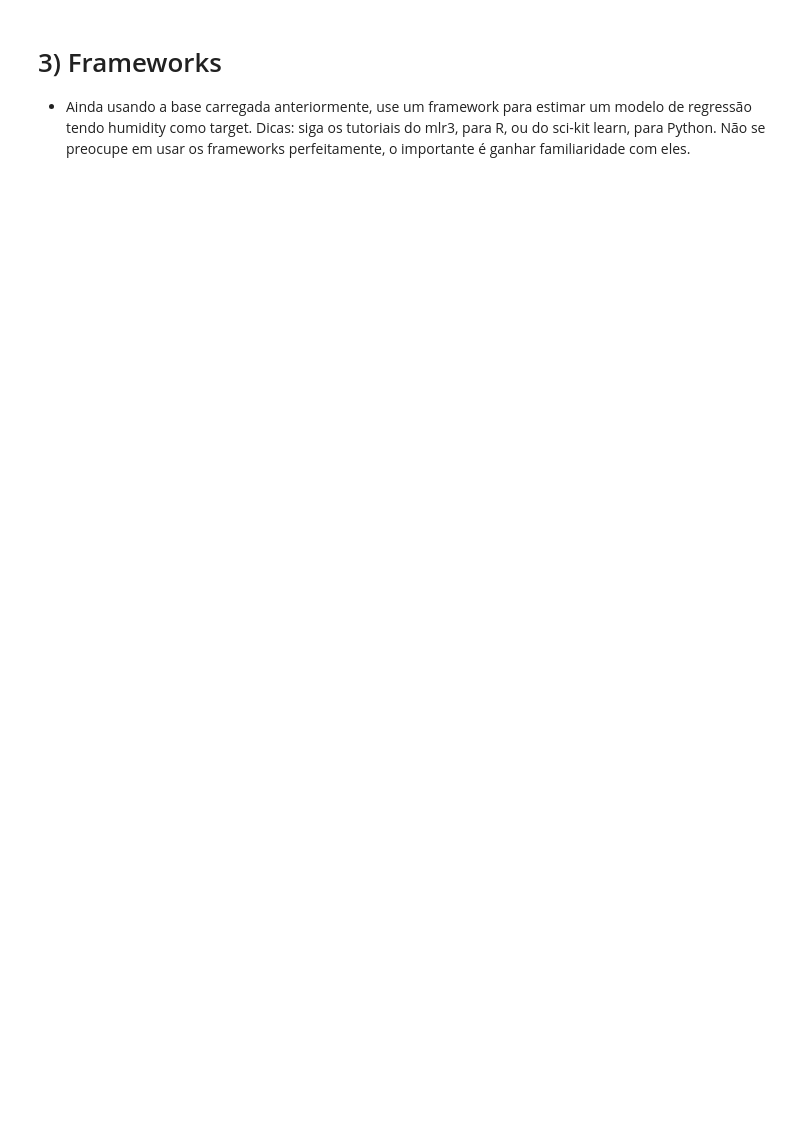
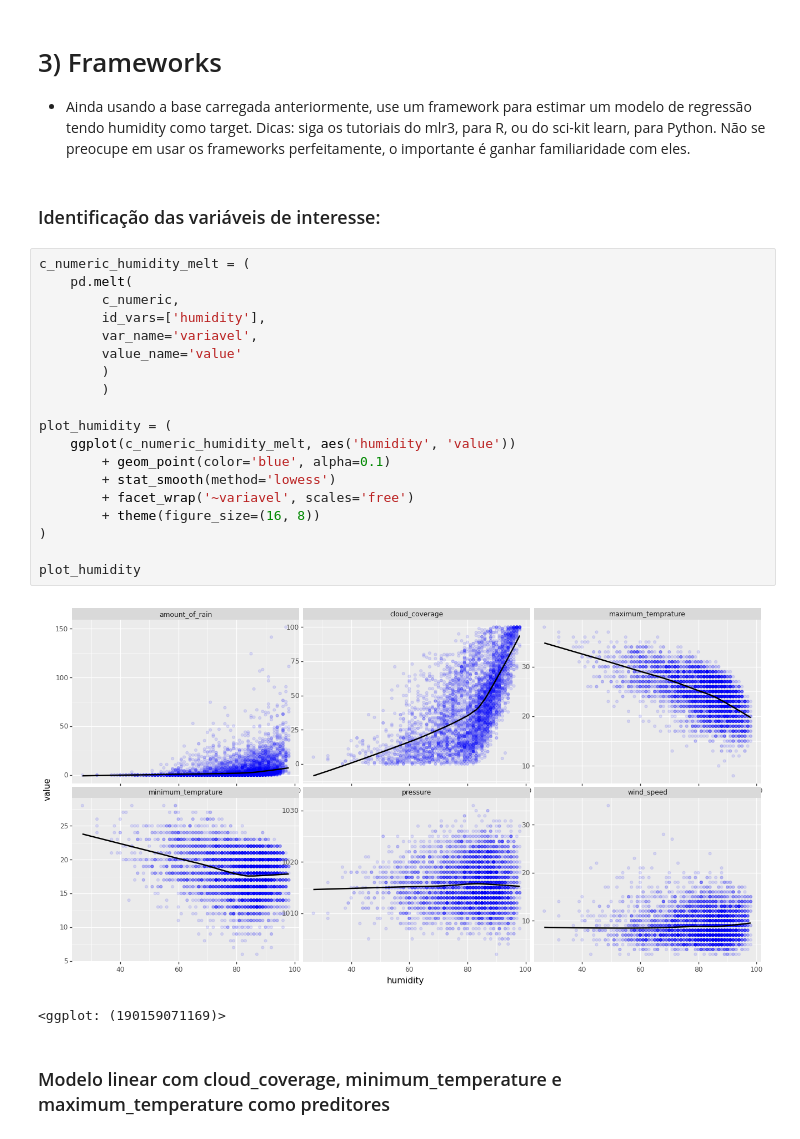
Before and after one commit to yltaba/dcp-machine-learning, a Jupyter notebook: aula_2/exercicios_aula_2.ipynb, the cells around one changed output. Cells and saved outputs as stored; diff of their text form; blank space fills up the shorter version.

```diff
--- a/aula_2/exercicios_aula_2.ipynb
+++ b/aula_2/exercicios_aula_2.ipynb
@@ -126,3 +156,29 @@ O R² deste modelo é igual a 0.001
 # %% [markdown]
 # 3) Frameworks
 * Ainda usando a base carregada anteriormente, use um framework para estimar um modelo de regressão tendo humidity como target. Dicas: siga os tutoriais do mlr3, para R, ou do sci-kit learn, para Python. Não se preocupe em usar os frameworks perfeitamente, o importante é ganhar familiaridade com eles.
+# %% [markdown]
+### Identificação das variáveis de interesse:
+# %%
+c_numeric_humidity_melt = (
+    pd.melt(
+        c_numeric,
+        id_vars=['humidity'],
+        var_name='variavel',
+        value_name='value'
+        )
+        )
+
+plot_humidity = (
+    ggplot(c_numeric_humidity_melt, aes('humidity', 'value'))
+        + geom_point(color='blue', alpha=0.1)
+        + stat_smooth(method='lowess')
+        + facet_wrap('~variavel', scales='free')
+        + theme(figure_size=(16, 8))
+)
+
+plot_humidity
+# %% [output]
+[figure, added]
+<ggplot: (190159071169)>
+# %% [markdown]
+### Modelo linear com cloud_coverage, minimum_temperature e maximum_temperature como preditores
```
Also changed, not shown: parts of 13 cells of this notebook.
